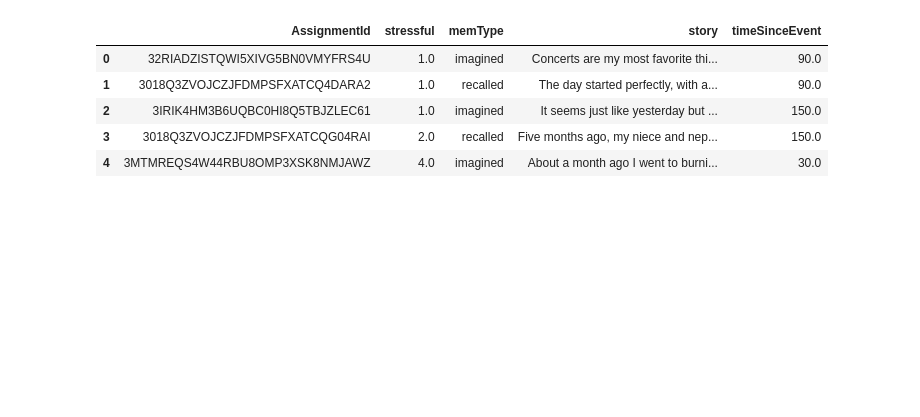
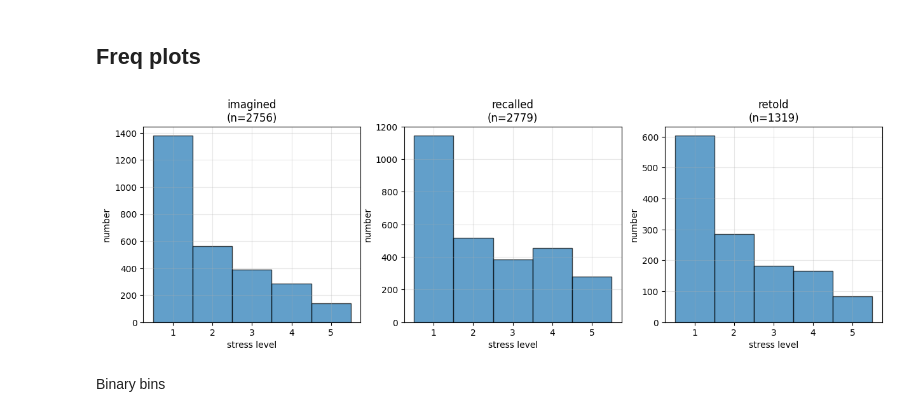
Before and after one commit to HamidAbuwarda/NMA_DL_SentimentAnalysis, a Jupyter notebook: sentiment.ipynb, the cells around one changed output. Saved outputs shown, nothing was run; the diff lists cells and outputs as text; code cells hidden in the pictures; blank space fills up the shorter version.

```diff
--- a/sentiment.ipynb
+++ b/sentiment.ipynb
@@ -1,17 +6,31 @@
 # %%
-import pandas as pd
-import matplotlib.pyplot as plt
-import seaborn as sns
-
 data = pd.read_csv("https://raw.githubusercontent.com/HamidAbuwarda/NMA_DL_SentimentAnalysis/main/Hippocorpus_data/hippoCorpusV2.csv")
 data=data[["AssignmentId", "stressful", "memType", "story", "timeSinceEvent"]]
 data.head()
+threshold = 1
+
+mem_types = data['memType'].unique()
 
 #need to decide if we're binarizing values/what are we classifying.
-# %% [output]
-|  | AssignmentId | stressful | memType | story | timeSinceEvent |
-| 0 | 32RIADZISTQWI5XIVG5BN0VMYFRS4U | 1.0 | imagined | Concerts are my most favorite thi... | 90.0 |
-| 1 | 3018Q3ZVOJCZJFDMPSFXATCQ4DARA2 | 1.0 | recalled | The day started perfectly, with a... | 90.0 |
-| 2 | 3IRIK4HM3B6UQBC0HI8Q5TBJZLEC61 | 1.0 | imagined | It seems just like yesterday but ... | 150.0 |
-| 3 | 3018Q3ZVOJCZJFDMPSFXATCQG04RAI | 2.0 | recalled | Five months ago, my niece and nep... | 150.0 |
-| 4 | 3MTMREQS4W44RBU8OMP3XSK8NMJAWZ | 4.0 | imagined | About a month ago I went to burni... | 30.0 |
+# %% [markdown]
+## Freq plots
+# %%
+
+n_types = len(mem_types)
+plt, axes = plt.subplots(1,3, figsize=(15,4))
+
+for i, mem_type in enumerate(mem_types):
+    subset = data[data['memType'] == mem_type]
+
+    axes[i].hist(subset['stressful'], bins=np.arange(0.5, 6.5, 1),
+                 alpha=0.7, edgecolor='black')
+    axes[i].set_title(f'{mem_type}\n(n={len(subset)})')
+    axes[i].set_xlabel('stress level')
+    axes[i].set_ylabel('number')
+    axes[i].grid(True, alpha=0.3)
+
+plt.show()
+# %% [output]
+[figure, added]
+# %% [markdown]
+Binary bins
```
Also changed, not shown: parts of 3 cells of this notebook.
